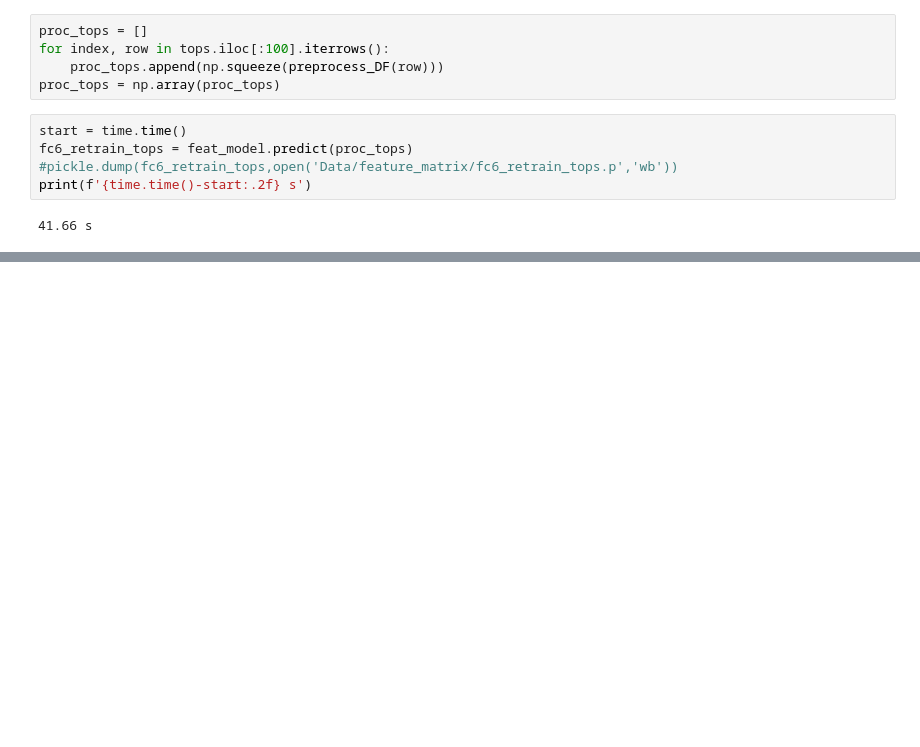
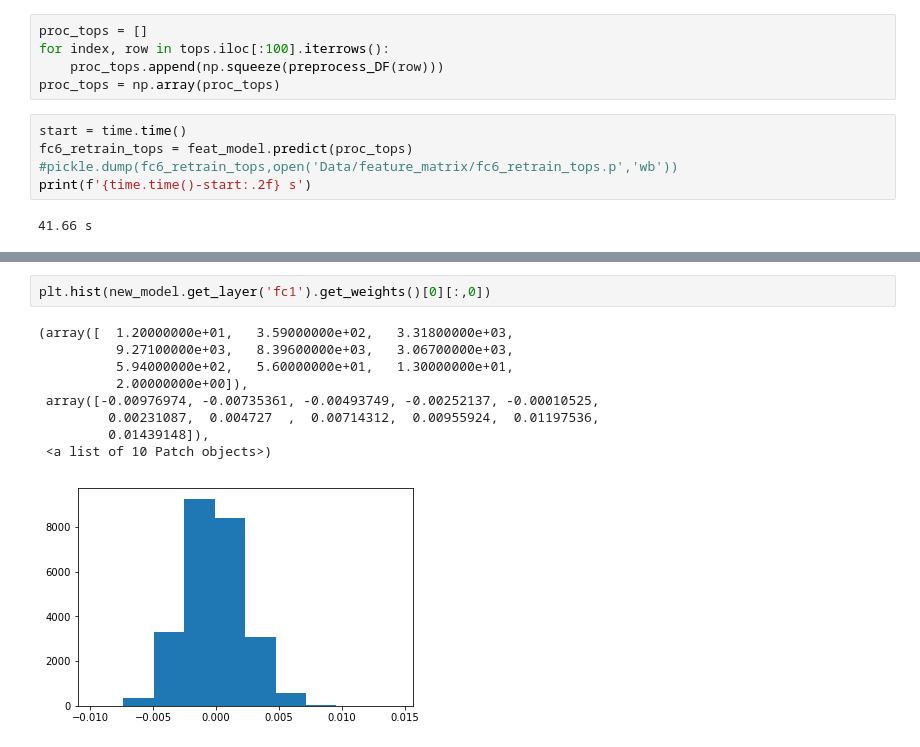
Before and after one commit to datascopeanalytics/DeepProduct, a Jupyter notebook: Deep Fashion Network Re-train.ipynb, the cells around one changed output, grey strips where cells are left out. Cells and saved outputs as stored; diff of their text form; blank space fills up the shorter version.

```diff
--- a/Deep Fashion Network Re-train.ipynb
+++ b/Deep Fashion Network Re-train.ipynb
@@ -155,0 +221,12 @@ array([[  0.00000000e+00,   0.00000000e+00,   6.43580884e+13, ...,
+# %%
+plt.hist(new_model.get_layer('fc1').get_weights()[0][:,0])
+# %% [output]
+(array([  1.20000000e+01,   3.59000000e+02,   3.31800000e+03,
+          9.27100000e+03,   8.39600000e+03,   3.06700000e+03,
+          5.94000000e+02,   5.60000000e+01,   1.30000000e+01,
+          2.00000000e+00]),
+ array([-0.00976974, -0.00735361, -0.00493749, -0.00252137, -0.00010525,
+         0.00231087,  0.004727  ,  0.00714312,  0.00955924,  0.01197536,
+         0.01439148]),
+ <a list of 10 Patch objects>)
+[figure, added]
```
Also changed, not shown: parts of 20 cells of this notebook, 2 other files.
